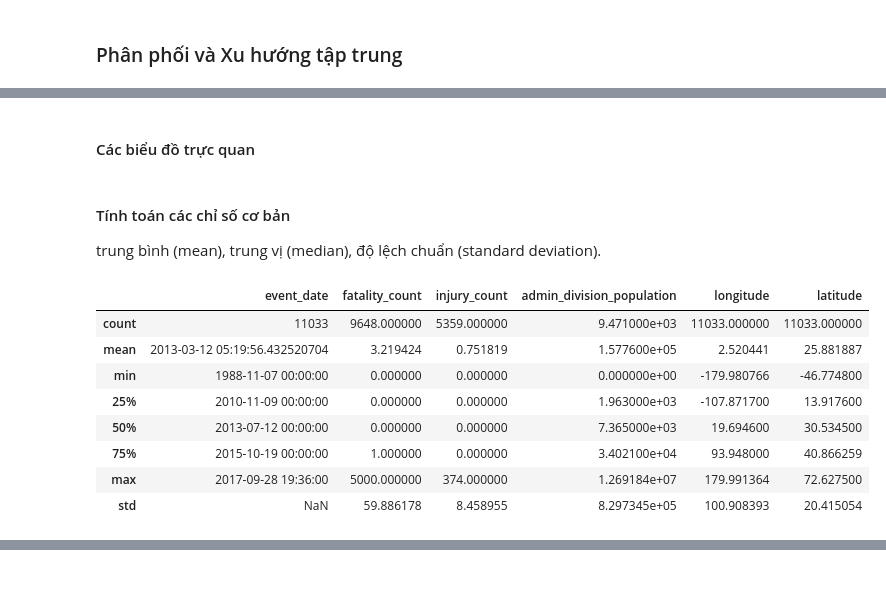
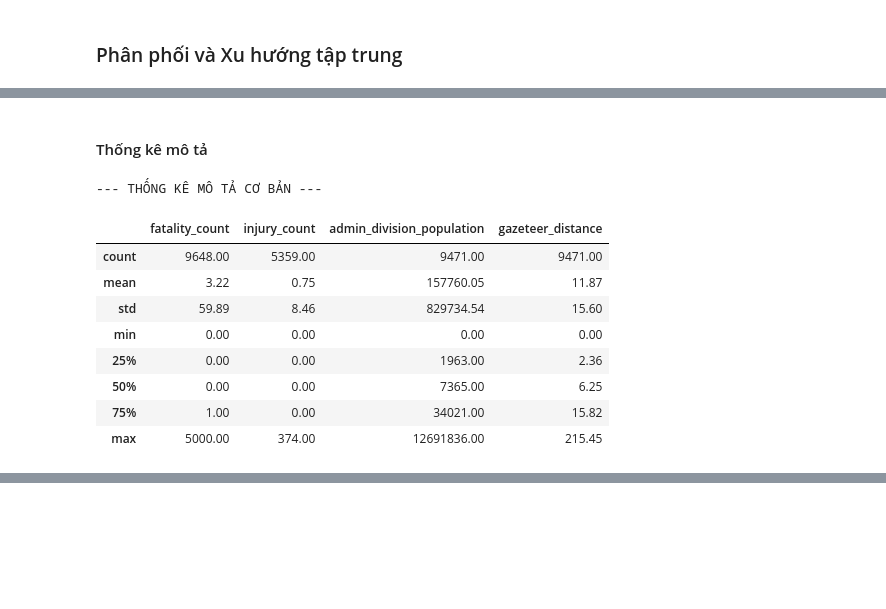
Before and after one commit to tientien01/Global-Landslide-Catalog-NASA-Analysis, a Jupyter notebook: notebook/02_data_exploration.ipynb, the cells around one changed output, grey strips where cells are left out. Drawn from its saved outputs; the diff is of its cells as text; code cells hidden in the pictures; blank space fills up the shorter version.

```diff
--- a/notebook/02_data_exploration.ipynb
+++ b/notebook/02_data_exploration.ipynb
@@ -213,26 +206,16 @@ Các cột có kiểu dữ liệu không phù hợp là:
 ## Phân tích Cột Số
 Trước khi phân tích các cột số thì nhóm sẽ xử lý nhẹ kiểu dữ liệu của các cột chưa phù hợp, và xóa các cột không cần thiết
 # %%
-# Xử lý cột Thời gian (Chuyển từ object sang datetime)
-date_cols = ['event_date', 'submitted_date', 'created_date', 'last_edited_date']
-
-for col in date_cols:
-    df[col] = pd.to_datetime(df[col], format='mixed', dayfirst=False, errors='coerce')
-
-# Xử lý các cột ID (Chuyển từ int64 sang object)
-id_cols = ['event_id', 'event_import_id']
-
-for col in id_cols:
-    df[col] = df[col].astype(str)
-
 # Thực hiện loại bỏ các cột không cần thiết
 cols_to_drop = [
     'event_import_id', 'event_import_source',
     'created_date', 'submitted_date', 'last_edited_date',
     'source_link', 'photo_link', 'storm_name',
     'country_code', 'event_time', 'notes',
-    'gazeteer_closest_point', 'gazeteer_distance'
 ]
 
 df.drop(columns=cols_to_drop, inplace=True, errors='ignore')
+
+# Xử lý cột Thời gian (Chuyển từ object sang datetime)
+df['event_date'] = pd.to_datetime(df['event_date'], format='mixed', dayfirst=False, errors='coerce')
 # %% [markdown]
@@ -355,17 +269,18 @@ plt.show()
-# %% [markdown]
-#### Các biểu đồ trực quan
 # %% [markdown]
-#### Tính toán các chỉ số cơ bản
-trung bình (mean), trung vị (median), độ lệch chuẩn (standard deviation).
+#### Thống kê mô tả
 # %%
-df.describe()
+pd.set_option('display.float_format', '{:.2f}'.format)
+cols_to_analyze = ['fatality_count', 'injury_count', 'admin_division_population', 'gazeteer_distance']
+print("--- THỐNG KÊ MÔ TẢ CƠ BẢN ---")
+df[cols_to_analyze].describe()
 # %% [output]
+--- THỐNG KÊ MÔ TẢ CƠ BẢN ---
-|  | event_date | fatality_count | injury_count | admin_division_population | longitude | latitude |
-| count | 11033 | 9648.000000 | 5359.000000 | 9.471000e+03 | 11033.000000 | 11033.000000 |
-| mean | 2013-03-12 05:19:56.432520704 | 3.219424 | 0.751819 | 1.577600e+05 | 2.520441 | 25.881887 |
-| min | 1988-11-07 00:00:00 | 0.000000 | 0.000000 | 0.000000e+00 | -179.980766 | -46.774800 |
-| 25% | 2010-11-09 00:00:00 | 0.000000 | 0.000000 | 1.963000e+03 | -107.871700 | 13.917600 |
-| 50% | 2013-07-12 00:00:00 | 0.000000 | 0.000000 | 7.365000e+03 | 19.694600 | 30.534500 |
-| 75% | 2015-10-19 00:00:00 | 1.000000 | 0.000000 | 3.402100e+04 | 93.948000 | 40.866259 |
-| max | 2017-09-28 19:36:00 | 5000.000000 | 374.000000 | 1.269184e+07 | 179.991364 | 72.627500 |
-| std | NaN | 59.886178 | 8.458955 | 8.297345e+05 | 100.908393 | 20.415054 |
+|  | fatality_count | injury_count | admin_division_population | gazeteer_distance |
+| count | 9648.00 | 5359.00 | 9471.00 | 9471.00 |
+| mean | 3.22 | 0.75 | 157760.05 | 11.87 |
+| std | 59.89 | 8.46 | 829734.54 | 15.60 |
+| min | 0.00 | 0.00 | 0.00 | 0.00 |
+| 25% | 0.00 | 0.00 | 1963.00 | 2.36 |
+| 50% | 0.00 | 0.00 | 7365.00 | 6.25 |
+| 75% | 1.00 | 0.00 | 34021.00 | 15.82 |
+| max | 5000.00 | 374.00 | 12691836.00 | 215.45 |
```
Also changed, not shown: parts of 44 cells of this notebook.
